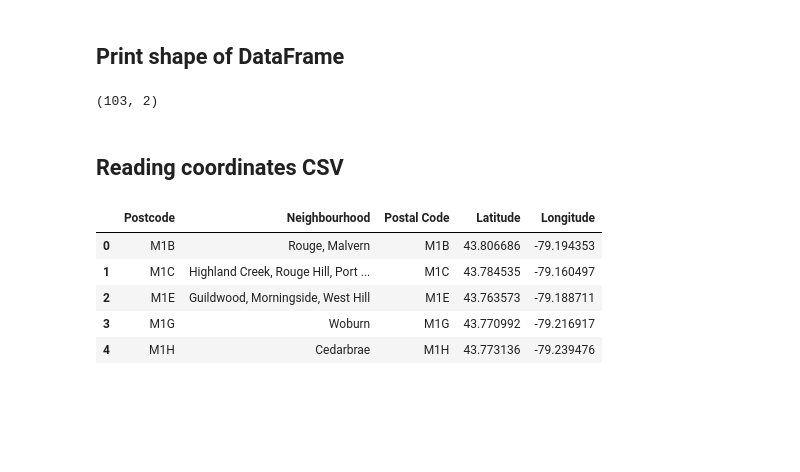
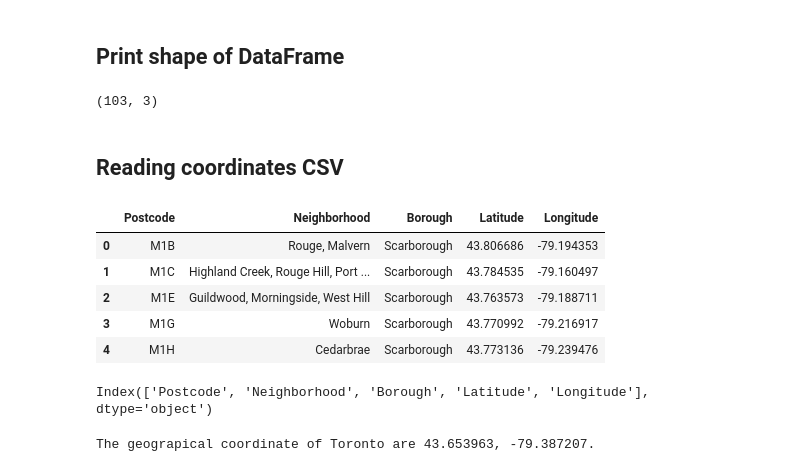
Before and after one commit to joaoandre/Coursera_Capstone, a Jupyter notebook: Week3-part2.ipynb, the cells around one changed output. Cells and saved outputs as stored; diff of their text form; code cells hidden in the pictures; blank space fills up the shorter version.

```diff
--- a/Week3-part2.ipynb
+++ b/Week3-part2.ipynb
@@ -50,4 +44,4 @@ df.head(10)
 # %% [markdown]
 ## If a Neighbourhood has a Not Assigned value, replace it with the value of Borough
 # %%
-df["Neighbourhood"] = np.where(df['Neighbourhood'] == 'Not assigned', df['Borough'], df['Neighbourhood'])
+df["Neighborhood"] = np.where(df['Neighborhood'] == 'Not assigned', df['Borough'], df['Neighborhood'])
@@ -74,4 +62,4 @@ df.head(10)
 # %% [markdown]
 ## Group By Postcode and join Neighbourhood values separated by comma
 # %%
-df = df.groupby('Postcode')['Neighbourhood'].agg([('Neighbourhood', ', '.join)]).reset_index()
+nb = df.groupby('Postcode')['Neighborhood'].agg([('Neighborhood', ', '.join)]).reset_index()
@@ -92,21 +82,41 @@ df.head(10)
+# %%
+nb = nb.merge(df, on="Postcode")
+nb.drop("Neighborhood_y", axis=1, inplace=True)
+nb.columns = ["Postcode", "Neighborhood", "Borough"]
+nb.drop_duplicates(inplace=True)
 # %% [markdown]
 ## Print shape of DataFrame
 # %%
-df.shape
+nb.shape
 # %% [output]
-(103, 2)
+(103, 3)
 # %% [markdown]
 ## Reading coordinates CSV
 # %%
 coordinates = pd.read_csv("Geospatial_Coordinates.csv")
 # %%
-df = df.merge(coordinates, left_on="Postcode", right_on="Postal Code")
+nb = nb.merge(coordinates, left_on="Postcode", right_on="Postal Code")
+nb.drop("Postal Code", axis=1, inplace=True)
 # %%
-df.head()
+nb.head()
 # %% [output]
-|  | Postcode | Neighbourhood | Postal Code | Latitude | Longitude |
-| 0 | M1B | Rouge, Malvern | M1B | 43.806686 | -79.194353 |
-| 1 | M1C | Highland Creek, Rouge Hill, Port ... | M1C | 43.784535 | -79.160497 |
-| 2 | M1E | Guildwood, Morningside, West Hill | M1E | 43.763573 | -79.188711 |
-| 3 | M1G | Woburn | M1G | 43.770992 | -79.216917 |
-| 4 | M1H | Cedarbrae | M1H | 43.773136 | -79.239476 |
+|  | Postcode | Neighborhood | Borough | Latitude | Longitude |
+| 0 | M1B | Rouge, Malvern | Scarborough | 43.806686 | -79.194353 |
+| 1 | M1C | Highland Creek, Rouge Hill, Port ... | Scarborough | 43.784535 | -79.160497 |
+| 2 | M1E | Guildwood, Morningside, West Hill | Scarborough | 43.763573 | -79.188711 |
+| 3 | M1G | Woburn | Scarborough | 43.770992 | -79.216917 |
+| 4 | M1H | Cedarbrae | Scarborough | 43.773136 | -79.239476 |
+# %%
+nb.columns
+# %% [output]
+Index(['Postcode', 'Neighborhood', 'Borough', 'Latitude', 'Longitude'], dtype='object')
+# %%
+address = 'Toronto, ON'
+
+geolocator = Nominatim(user_agent="to_explorer")
+location = geolocator.geocode(address)
+latitude = location.latitude
+longitude = location.longitude
+print('The geograpical coordinate of Toronto are {}, {}.'.format(latitude, longitude))
+# %% [output]
+The geograpical coordinate of Toronto are 43.653963, -79.387207.
```
Also changed, not shown: parts of 46 cells of this notebook, 1 other file.
